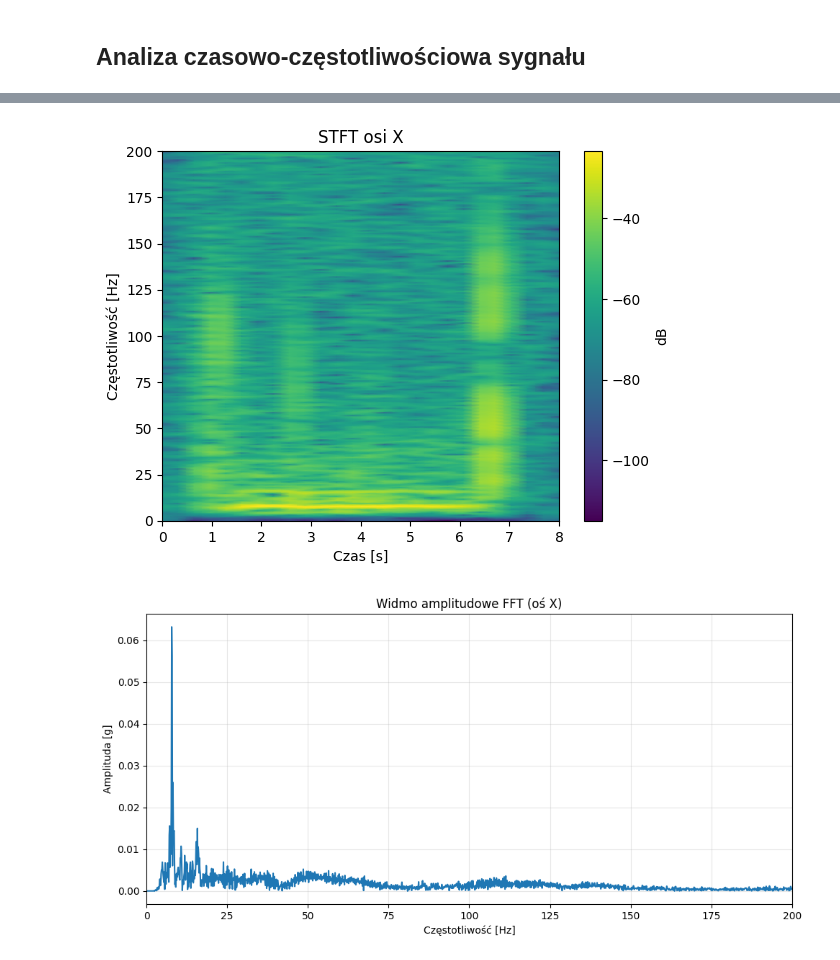
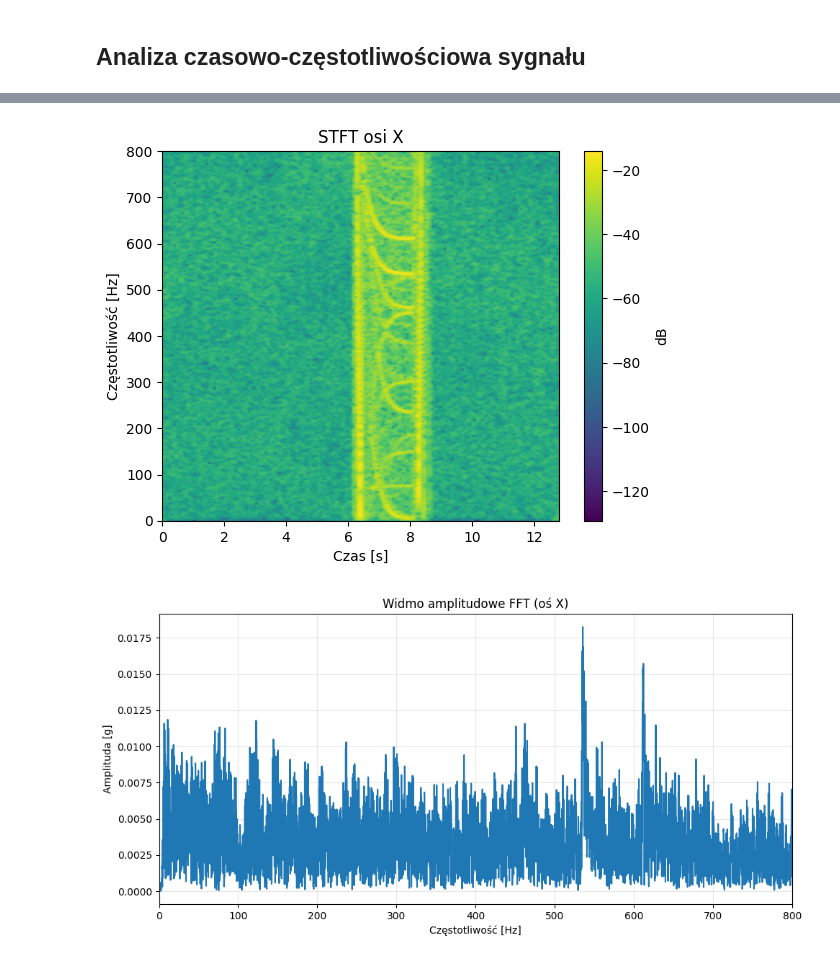
Before and after one commit to ThisIsSzimon/STM32-Time-Frequency-Analysis, a Jupyter notebook: Core/Python/TimeFrequencyAnalysis.ipynb, the cells around one changed output, grey strips where cells are left out. Drawn from its saved outputs; the diff is of its cells as text; code cells hidden in the pictures.

Commit message:
data

```diff
--- a/Core/Python/TimeFrequencyAnalysis.ipynb
+++ b/Core/Python/TimeFrequencyAnalysis.ipynb
@@ -8,7 +8,7 @@ import numpy as np
 fs = 1600 # częstotliwość próbkowania [Hz]
 lsb_to_g = 0.0039 # przelicznik LSB -> g (FULL_RES = 3.9 mg/LSB)
 
-df = pd.read_csv('data/dane_bin_fifo.csv')
+df = pd.read_csv('data/dane4.csv')
 
 df['X_g'] = df['X'] * lsb_to_g
 df['Y_g'] = df['Y'] * lsb_to_g
@@ -68,7 +68,7 @@ A_hp = signal.filtfilt(b, a, A0, axis=0)
 # Analza czasowo-częstotliwościowa
 f, t, Sxx = signal.stft(A_hp[:,0], fs=fs, window='hann', nperseg=512, noverlap=384)
 plt.pcolormesh(t, f, 20*np.log10(np.abs(Sxx)), shading='gouraud')
-plt.ylim(0, 200)
+plt.ylim(0, 800)
 plt.xlabel('Czas [s]')
 plt.ylabel('Częstotliwość [Hz]')
 plt.title('STFT osi X')
@@ -87,7 +87,7 @@ pos_mask = freqs >= 0
 freqs = freqs[pos_mask]
 amp = 2.0 / N * np.abs(Xf[pos_mask])   # amplituda znormalizowana
 
-# --- Wykres widma ---
+# fourier
 plt.figure(figsize=(10,5))
 plt.plot(freqs, amp, color='#1f77b4')
 plt.xlim(0, 800) # ogranicz do interesującego pasma
@@ -102,2 +102,2 @@ plt.show()
-[figure, old version]
+[figure, new version]
-[figure, old version]
+[figure, new version]
```
Also changed, not shown: parts of 2 cells of this notebook, 10 other files.
